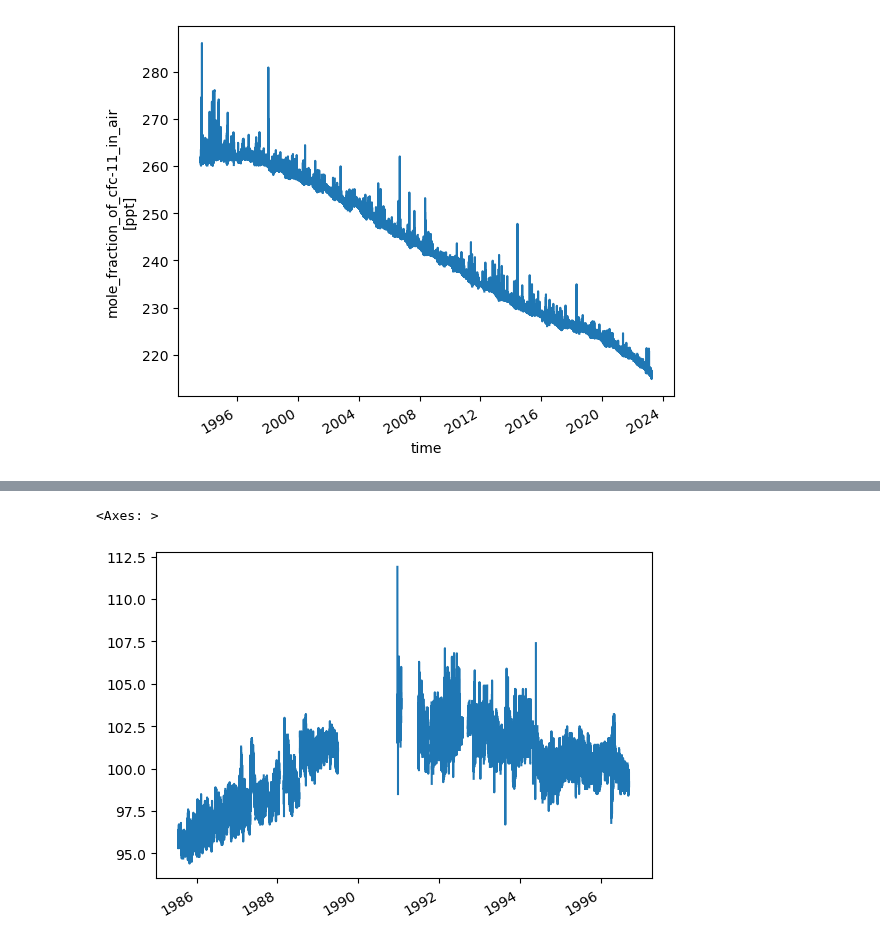
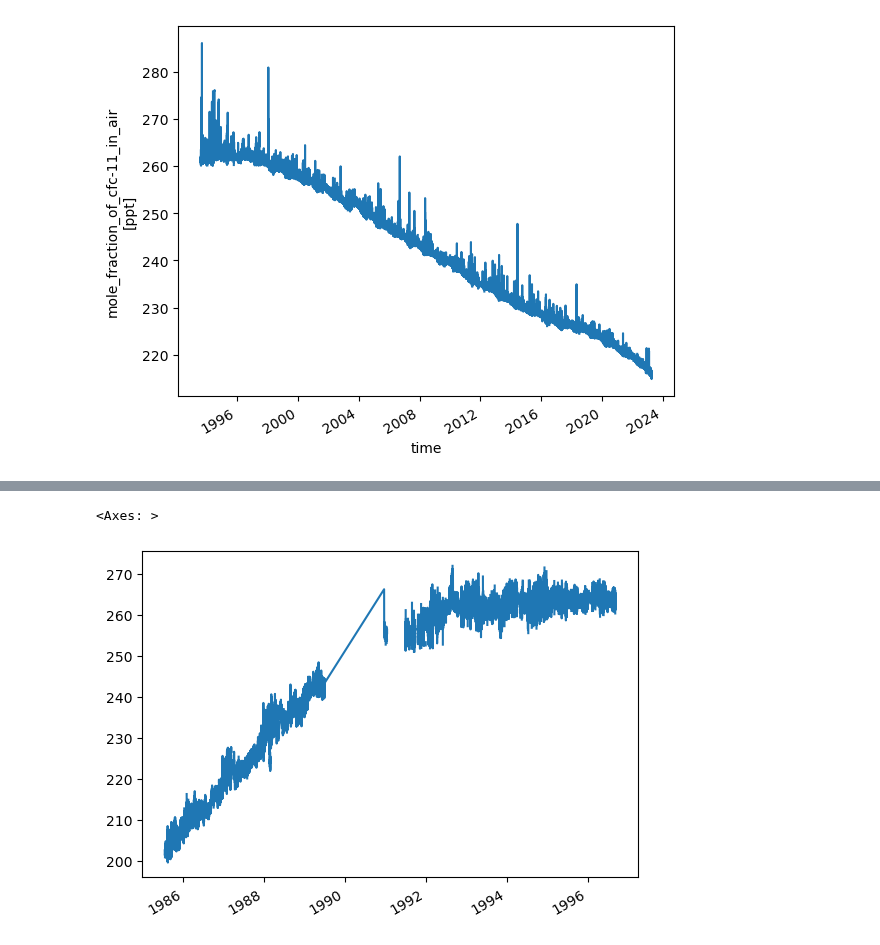
Before and after one commit to mrghg/agage-archive, a Jupyter notebook: notebooks/tutorial.ipynb, the cells around one changed output, grey strips where cells are left out. Saved outputs shown, nothing was run; the diff lists cells and outputs as text; code cells hidden in the pictures.

```diff
--- a/notebooks/tutorial.ipynb
+++ b/notebooks/tutorial.ipynb
@@ -20,7 +33,7 @@ df["mf"].plot()
 # %%
-df_ale_gage = read_ale_gage("SMO", "GAGE")
+df_ale_gage = read_ale_gage("CFC-11", "SMO", "GAGE")
 # %%
-df_ale_gage["CCL4"].plot()
+df_ale_gage.plot()
 # %% [output]
 <Axes: >
-[figure, old version]
+[figure, new version]
```
Also changed, not shown: parts of 3 cells of this notebook, 4 other files.
